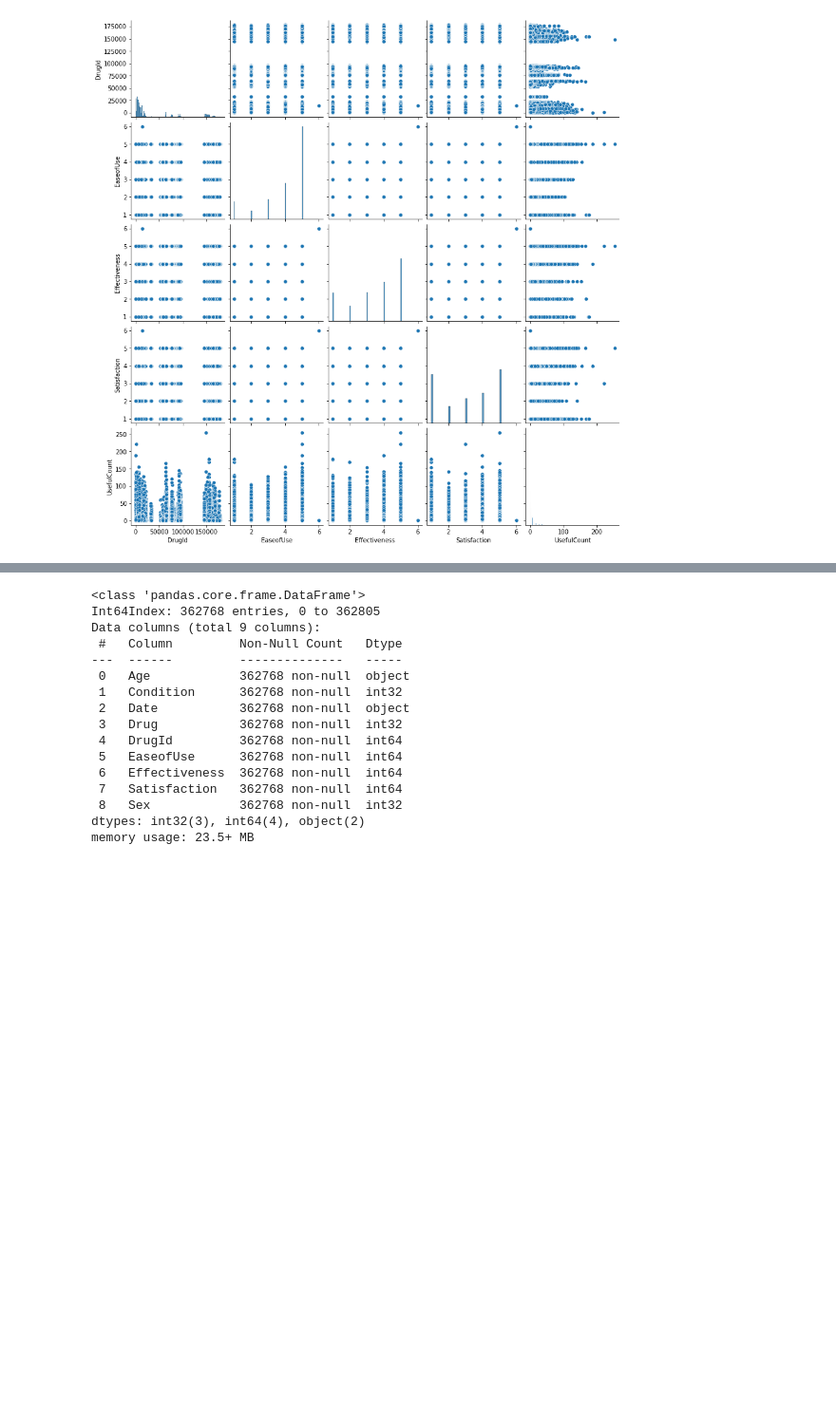
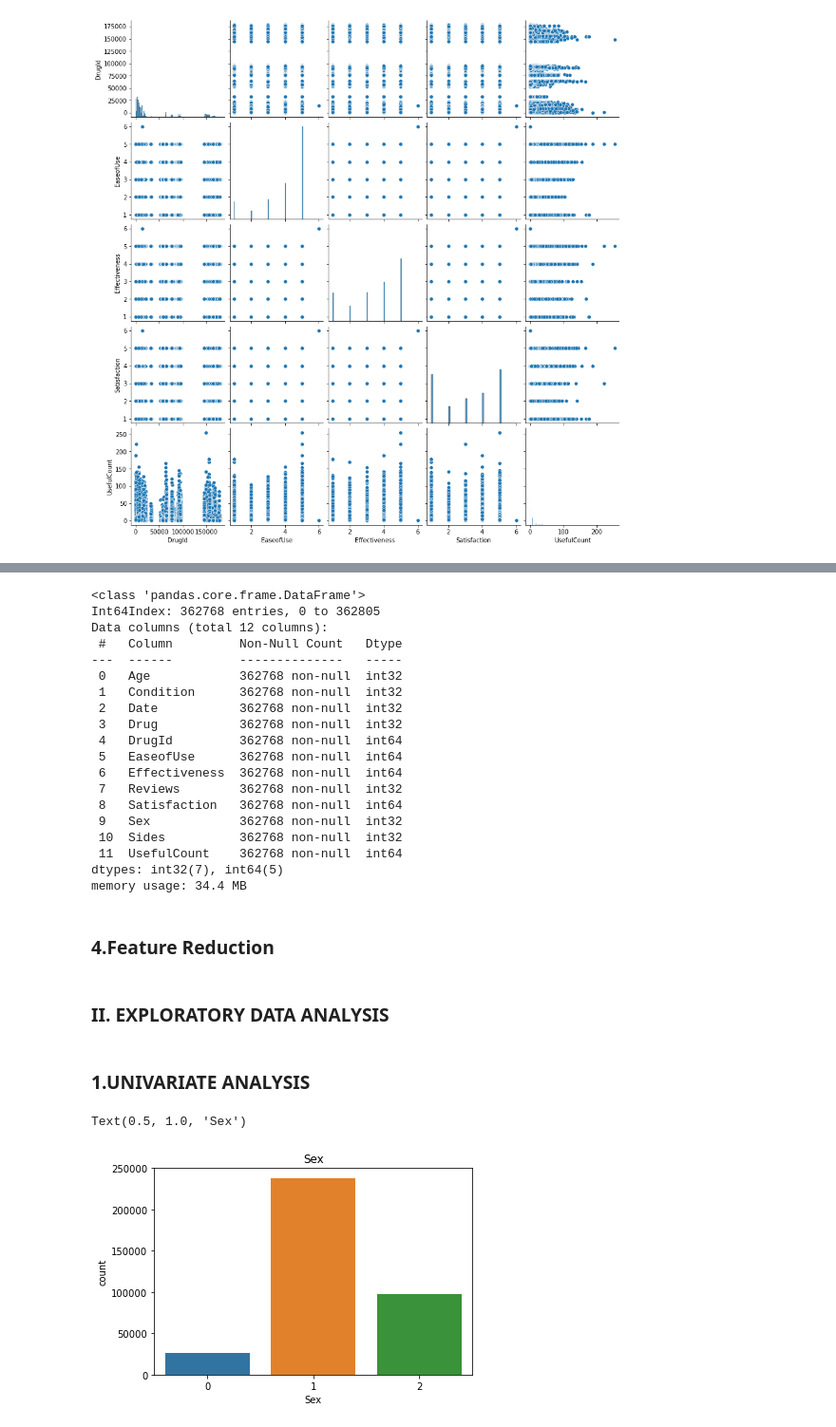
Before and after one commit to GreeshmaBiju123/INTERNSHIP, a Jupyter notebook: INTERNSHIP.ipynb, the cells around one changed output, grey strips where cells are left out. Shown: that part at 95% size. Cells and saved outputs as stored; diff of their text form; code cells hidden in the pictures; blank space fills up the shorter version.

```diff
--- a/INTERNSHIP.ipynb
+++ b/INTERNSHIP.ipynb
@@ -337,19 +343,24 @@ X.head()
 # %%
-X.info()
+data.info()
 # %% [output]
 <class 'pandas.core.frame.DataFrame'>
 Int64Index: 362768 entries, 0 to 362805
-Data columns (total 9 columns):
+Data columns (total 12 columns):
  #   Column         Non-Null Count   Dtype
 ---  ------         --------------   -----
- 0   Age            362768 non-null  object
+ 0   Age            362768 non-null  int32
  1   Condition      362768 non-null  int32
- 2   Date           362768 non-null  object
+ 2   Date           362768 non-null  int32
  3   Drug           362768 non-null  int32
  4   DrugId         362768 non-null  int64
  5   EaseofUse      362768 non-null  int64
  6   Effectiveness  362768 non-null  int64
- 7   Satisfaction   362768 non-null  int64
- 8   Sex            362768 non-null  int32
-dtypes: int32(3), int64(4), object(2)
-memory usage: 23.5+ MB
+ 7   Reviews        362768 non-null  int32
+ 8   Satisfaction   362768 non-null  int64
+ 9   Sex            362768 non-null  int32
+ 10  Sides          362768 non-null  int32
+ 11  UsefulCount    362768 non-null  int64
+dtypes: int32(7), int64(5)
+memory usage: 34.4 MB
+# %% [markdown]
+### 4.Feature Reduction
@@ -355,0 +371,10 @@ memory usage: 23.5+ MB
+# %% [markdown]
+### II. EXPLORATORY DATA ANALYSIS
+# %% [markdown]
+### 1.UNIVARIATE ANALYSIS
+# %%
+sns.countplot(data['Sex'])
+plt.title('Sex')
+# %% [output]
+Text(0.5, 1.0, 'Sex')
+[figure, added]
```
Also changed, not shown: parts of 58 cells of this notebook.
